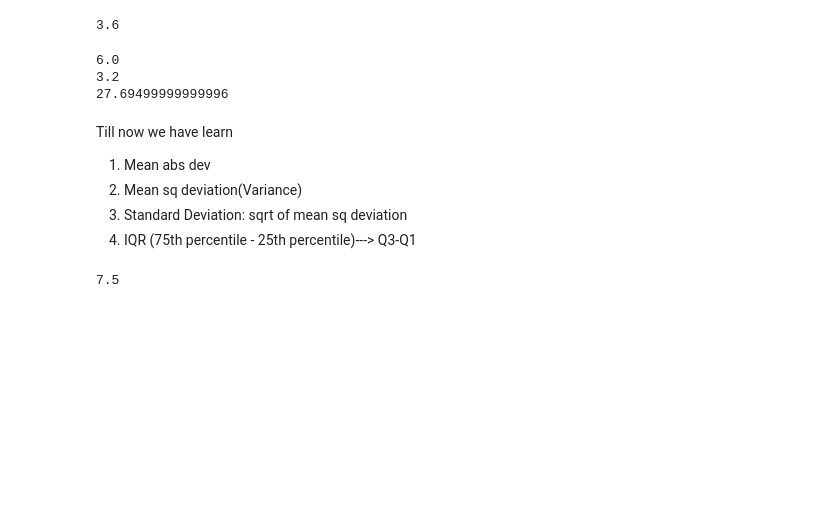
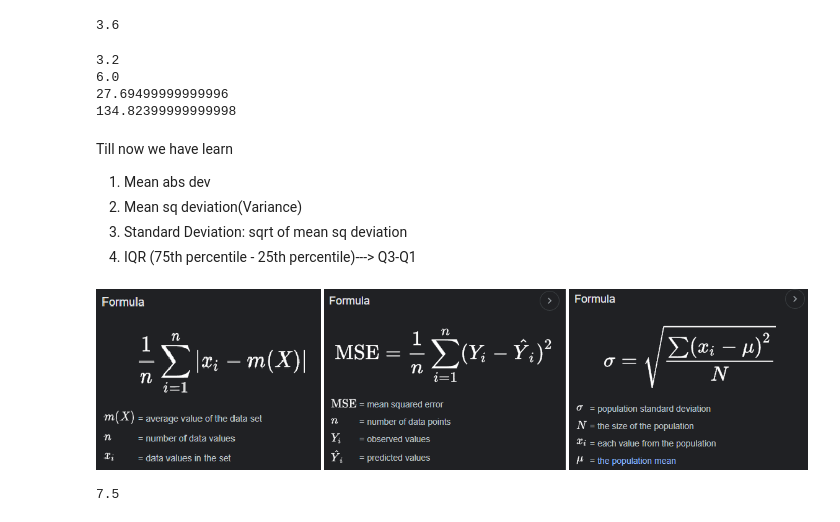
Before and after one commit to VishalDeoPrasad/InterviewBit, a Jupyter notebook: 14. Pandas/Pandas.ipynb, the cells around one changed output. Drawn from its saved outputs; the diff is of its cells as text; code cells hidden in the pictures; blank space fills up the shorter version.

```diff
--- a/14. Pandas/Pandas.ipynb
+++ b/14. Pandas/Pandas.ipynb
@@ -1527,17 +1526,24 @@ stats.median_abs_deviation(data['MILES'])
 3.6
 # %%
 #estimate of percetile
+print(np.percentile(data['MILES'], 30))
 print(np.percentile(data['MILES'], 50))
-print(np.percentile(data['MILES'], 30))
 print(np.percentile(data['MILES'], 95))
+print(np.percentile(data['MILES'], 99))
 # %% [output]
+3.2
 6.0
-3.2
 27.69499999999996
+134.82399999999998
 # %% [markdown]
 Till now we have learn
 1. Mean abs dev
 2. Mean sq deviation(Variance)
 3. Standard Deviation: sqrt of mean sq deviation
 4. IQR (75th percentile - 25th percentile)---> Q3-Q1
+# %%
+from IPython.display import Image, display
+display(Image(filename="MAD.png"))
+# %% [output]
+[figure, added]
 # %%
```
Also changed, not shown: parts of 24 cells of this notebook.
